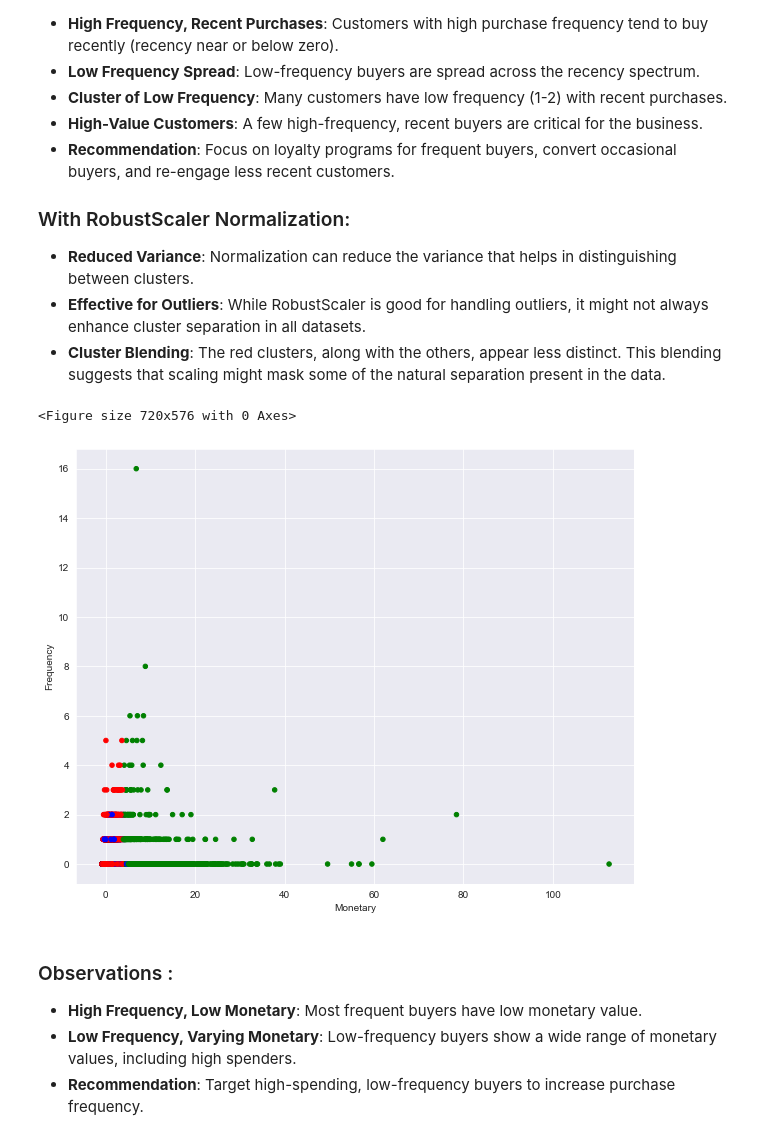
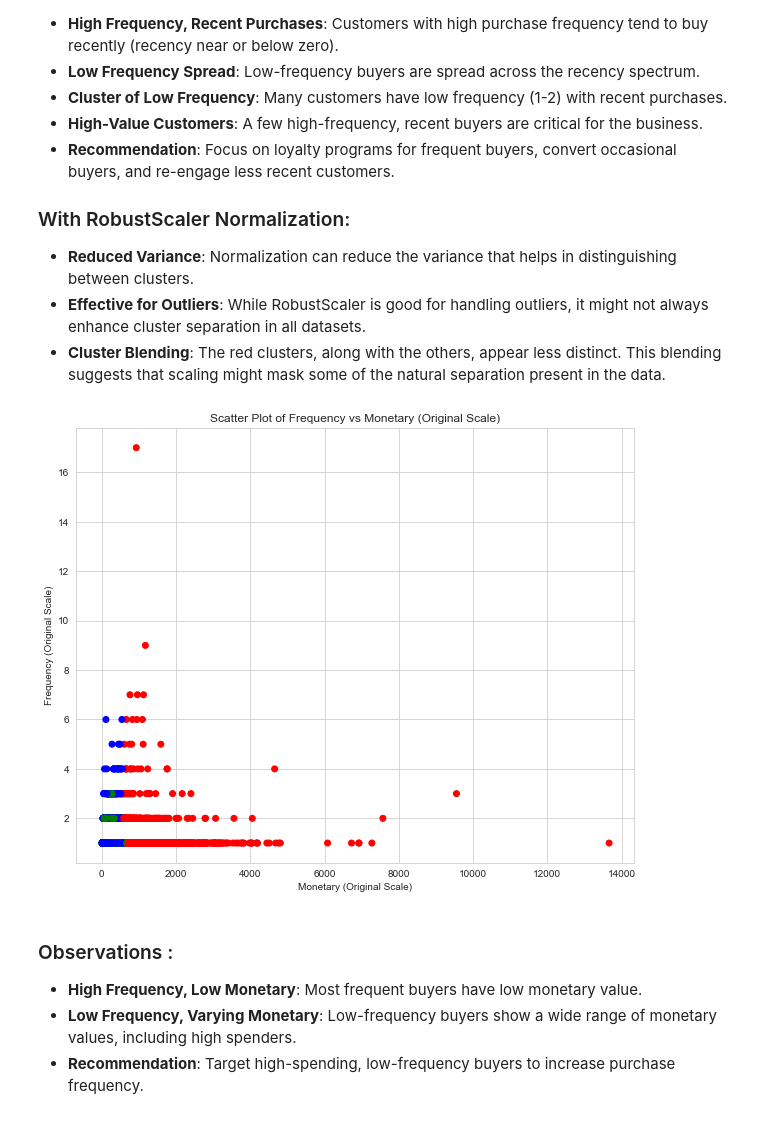
Before and after one commit to preudh/OC_IA_P5_Segment_e_commerce_site_customers, a Jupyter notebook: notebooks/Preudhomme_Patrice_3_notebook_essais_082024.ipynb, the cells around one changed output. Drawn from its saved outputs; the diff is of its cells as text; code cells hidden in the pictures.

```diff
--- a/notebooks/Preudhomme_Patrice_3_notebook_essais_082024.ipynb
+++ b/notebooks/Preudhomme_Patrice_3_notebook_essais_082024.ipynb
@@ -675,19 +675,34 @@ plt.show()
 - **Reduced Variance**: Normalization can reduce the variance that helps in distinguishing between clusters.
 - **Effective for Outliers**: While RobustScaler is good for handling outliers, it might not always enhance cluster separation in all datasets.
 - **Cluster Blending**: The red clusters, along with the others, appear less distinct. This blending suggests that scaling might mask some of the natural separation present in the data.
-# %%
-# Create scatter plot for Monetary vs Frequency
-plt.figure(figsize=(10, 8))
-ax = df_final_kmeans.plot(
-    kind="scatter",
-    x="Monetary",
-    y="Frequency",
-    c=df_final_kmeans["Color"],
-    figsize=(10, 8),
-)
-# %% [output]
-<Figure size 720x576 with 0 Axes>
-[figure, removed]
+# %%
+from matplotlib import pyplot as plt
+import seaborn as sns
+
+# Assuming the 'Cluster' column is already created by KMeans clustering
+
+plt.figure(figsize=(10, 8))
+
+# Define colors for clusters
+Colors = ["red", "green", "blue"]
+
+# Map cluster labels to colors
+df_final_kmeans["Color"] = df_final_kmeans["Cluster"].map(lambda p: Colors[p])
+
+# Create scatter plot for Monetary vs Frequency with original values
+plt.scatter(
+    df_final_kmeans["Monetary_original"],  # Original Monetary values for x-axis
+    df_final_kmeans["Frequency_original"],  # Original Frequency values for y-axis
+    c=df_final_kmeans["Color"],  # Use the color column directly for coloring
+)
+
+# Add titles and labels
+plt.title("Scatter Plot of Frequency vs Monetary (Original Scale)")
+plt.xlabel("Monetary (Original Scale)")
+plt.ylabel("Frequency (Original Scale)")
+plt.show()
+# %% [output]
+[figure, added]
 # %% [markdown]
 ### Observations :
 
```
Also changed, not shown: parts of 14 cells of this notebook, 1 other file.
